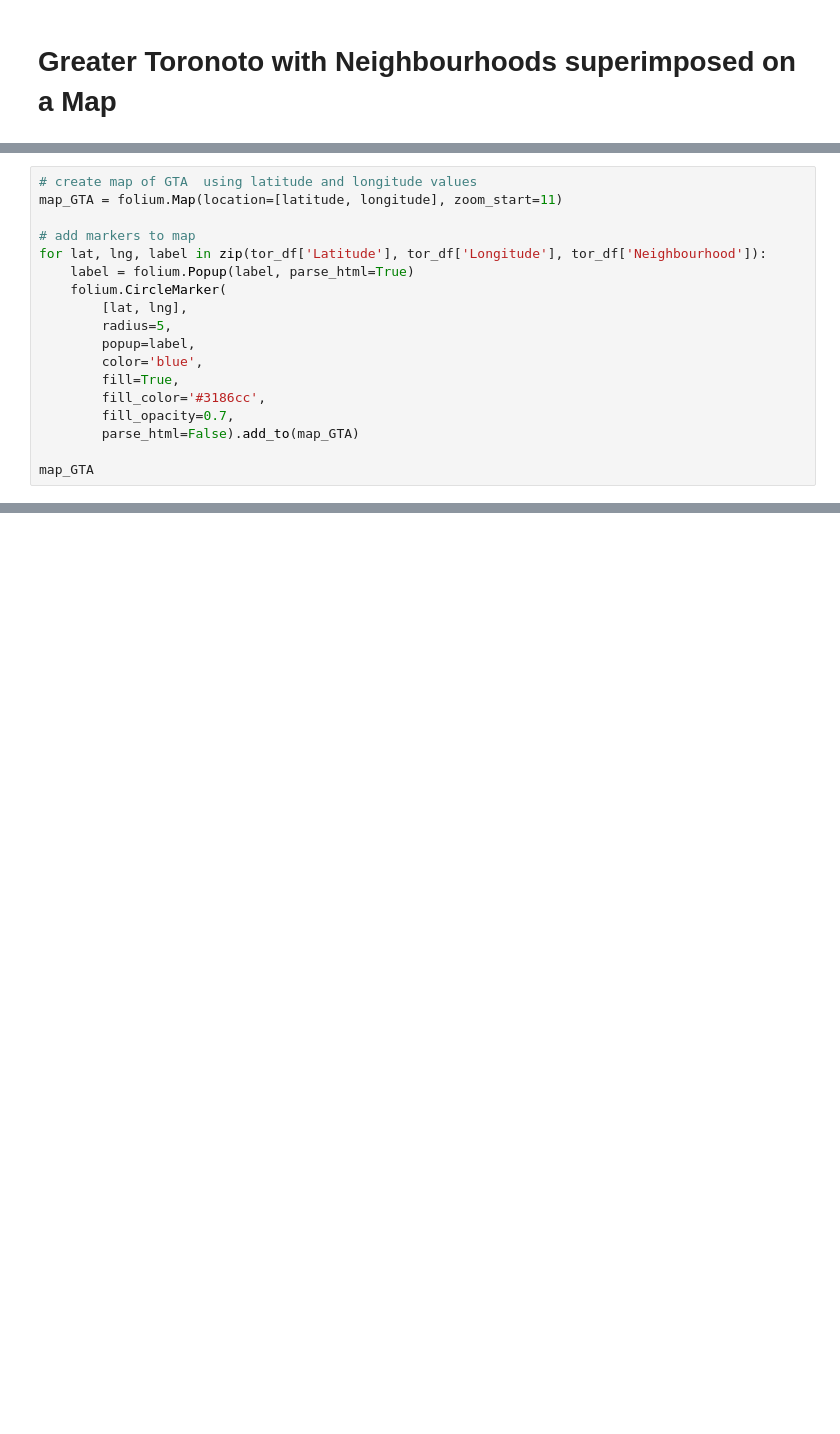
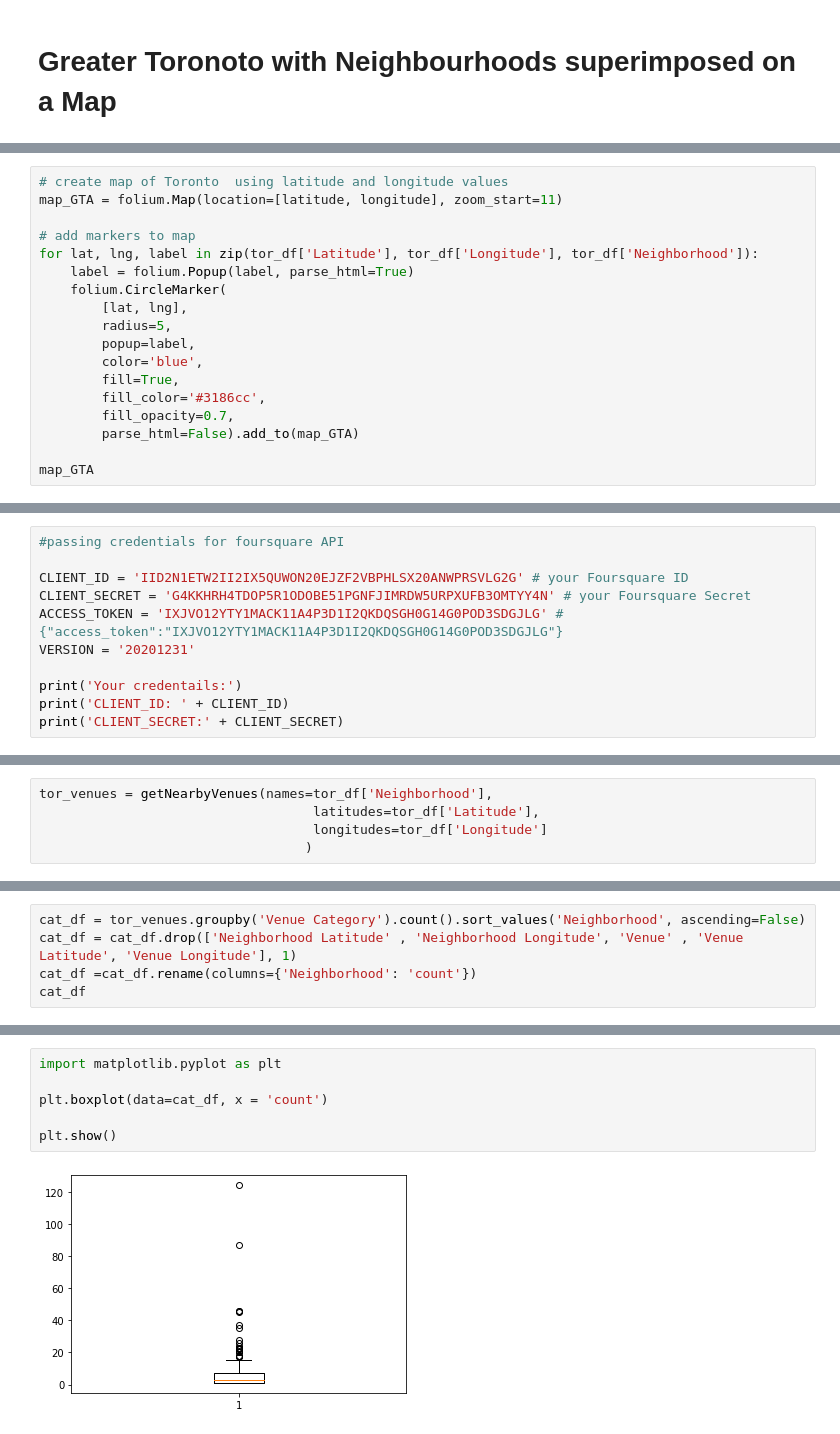
Before and after one commit to sanjeetmanchanda/Coursera_Capstone, a Jupyter notebook: Coursera_Capstone_notebook copy 1.ipynb, the cells around one changed output, grey strips where cells are left out. Drawn from its saved outputs; the diff is of its cells as text; blank space fills up the shorter version.

```diff
--- a/Coursera_Capstone_notebook copy 1.ipynb
+++ b/Coursera_Capstone_notebook copy 1.ipynb
@@ -184,9 +190,9 @@ By Googles courtsey, we know The geograpical coordinate of GTA are 43.65107, -79
 # %%
-# create map of GTA  using latitude and longitude values
+# create map of Toronto  using latitude and longitude values
 map_GTA = folium.Map(location=[latitude, longitude], zoom_start=11)
 
 # add markers to map
-for lat, lng, label in zip(tor_df['Latitude'], tor_df['Longitude'], tor_df['Neighbourhood']):
+for lat, lng, label in zip(tor_df['Latitude'], tor_df['Longitude'], tor_df['Neighborhood']):
     label = folium.Popup(label, parse_html=True)
     folium.CircleMarker(
         [lat, lng],
@@ -203,0 +212,11 @@ map_GTA
+# %%
+#passing credentials for foursquare API
+
+CLIENT_ID = 'IID2N1ETW2II2IX5QUWON20EJZF2VBPHLSX20ANWPRSVLG2G' # your Foursquare ID
+CLIENT_SECRET = 'G4KKHRH4TDOP5R1ODOBE51PGNFJIMRDW5URPXUFB3OMTYY4N' # your Foursquare Secret
+ACCESS_TOKEN = 'IXJVO12YTY1MACK11A4P3D1I2QKDQSGH0G14G0POD3SDGJLG' # {"access_token":"IXJVO12YTY1MACK11A4P3D1I2QKDQSGH0G14G0POD3SDGJLG"}
+VERSION = '20201231'
+
+print('Your credentails:')
+print('CLIENT_ID: ' + CLIENT_ID)
+print('CLIENT_SECRET:' + CLIENT_SECRET)
@@ -203,0 +268,5 @@ map_GTA
+# %%
+tor_venues = getNearbyVenues(names=tor_df['Neighborhood'],
+                                   latitudes=tor_df['Latitude'],
+                                   longitudes=tor_df['Longitude']
+                                  )
@@ -203,0 +331,5 @@ map_GTA
+# %%
+cat_df = tor_venues.groupby('Venue Category').count().sort_values('Neighborhood', ascending=False)
+cat_df = cat_df.drop(['Neighborhood Latitude' , 'Neighborhood Longitude', 'Venue' , 'Venue Latitude', 'Venue Longitude'], 1)
+cat_df =cat_df.rename(columns={'Neighborhood': 'count'})
+cat_df
@@ -203,0 +351,8 @@ map_GTA
+# %%
+import matplotlib.pyplot as plt
+
+plt.boxplot(data=cat_df, x = 'count')
+
+plt.show()
+# %% [output]
+[figure, added]
```
Also changed, not shown: parts of 38 cells of this notebook.
